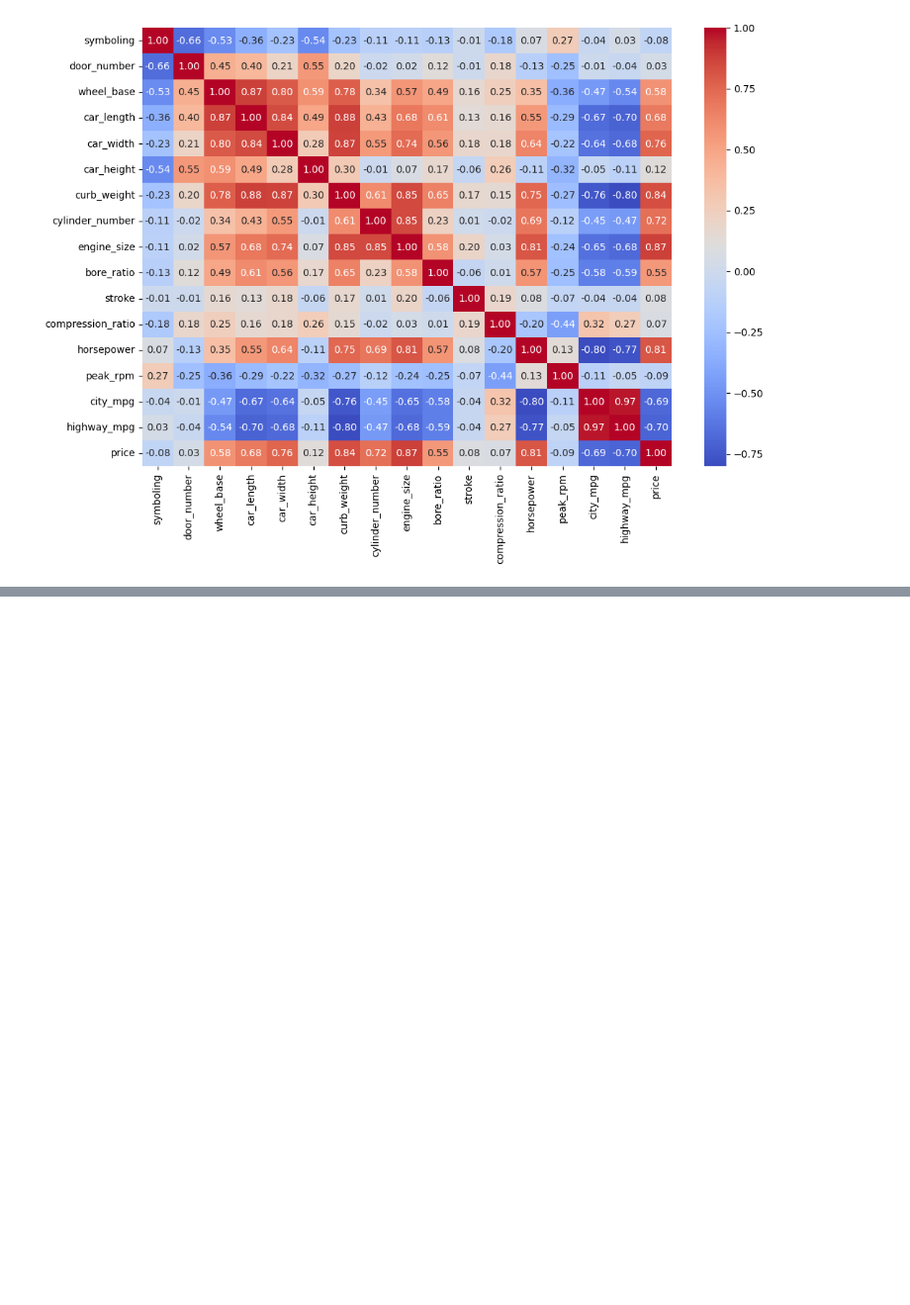
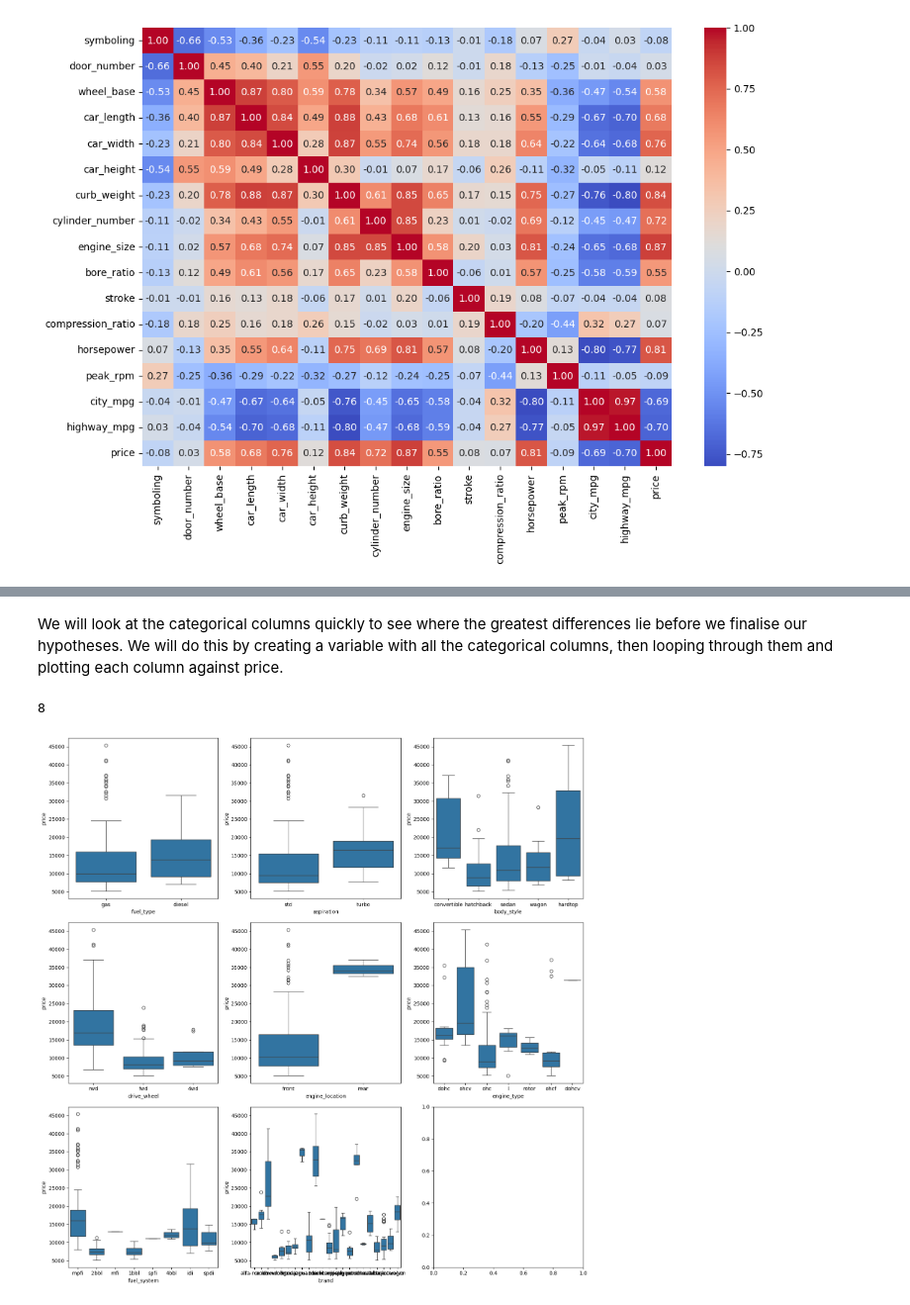
Before and after one commit to EHemraj/Car-Price-Analysis, a Jupyter notebook: jupyter_notebooks/02_EDA.ipynb, the cells around one changed output, grey strips where cells are left out. Shown at 99% size. Saved outputs shown, nothing was run; the diff lists cells and outputs as text; code cells hidden in the pictures; blank space fills up the shorter version.

Commit message:
Create categorical subplots and hypotheses

```diff
--- a/jupyter_notebooks/02_EDA.ipynb
+++ b/jupyter_notebooks/02_EDA.ipynb
@@ -139,0 +138,24 @@ Hypothesis 3: Physical specs such as curb weight and car length/ highway mpg aff
+# %% [markdown]
+We will look at the categorical columns quickly to see where the greatest differences lie before we finalise our hypotheses. We will do this by creating a variable with all the categorical columns, then looping through them and plotting each column against price.
+# %%
+# save categorical columns to a variable, dropping 'car_name' for cleaner plots
+# code generated with help from Gemini
+cat_cols = df.select_dtypes(include='object').drop(columns=['car_name']).columns
+# %%
+# check how many columns are categorical (excluding 'car_name')
+len(cat_cols)
+# %% [output]
+8
+# %%
+# we will loop through the categorical variables and create bar plots for each one
+# code created with Gemini
+fig, axes = plt.subplots(nrows=3, ncols=3, figsize=(15, 15))
+axes = axes.flatten()
+
+for index, col in enumerate(cat_cols):
+    sns.boxplot(data=df, x=col, y='price', ax=axes[index])
+
+plt.tight_layout()
+plt.show()
+# %% [output]
+[figure, added]
```
Also changed, not shown: parts of 8 cells of this notebook.
